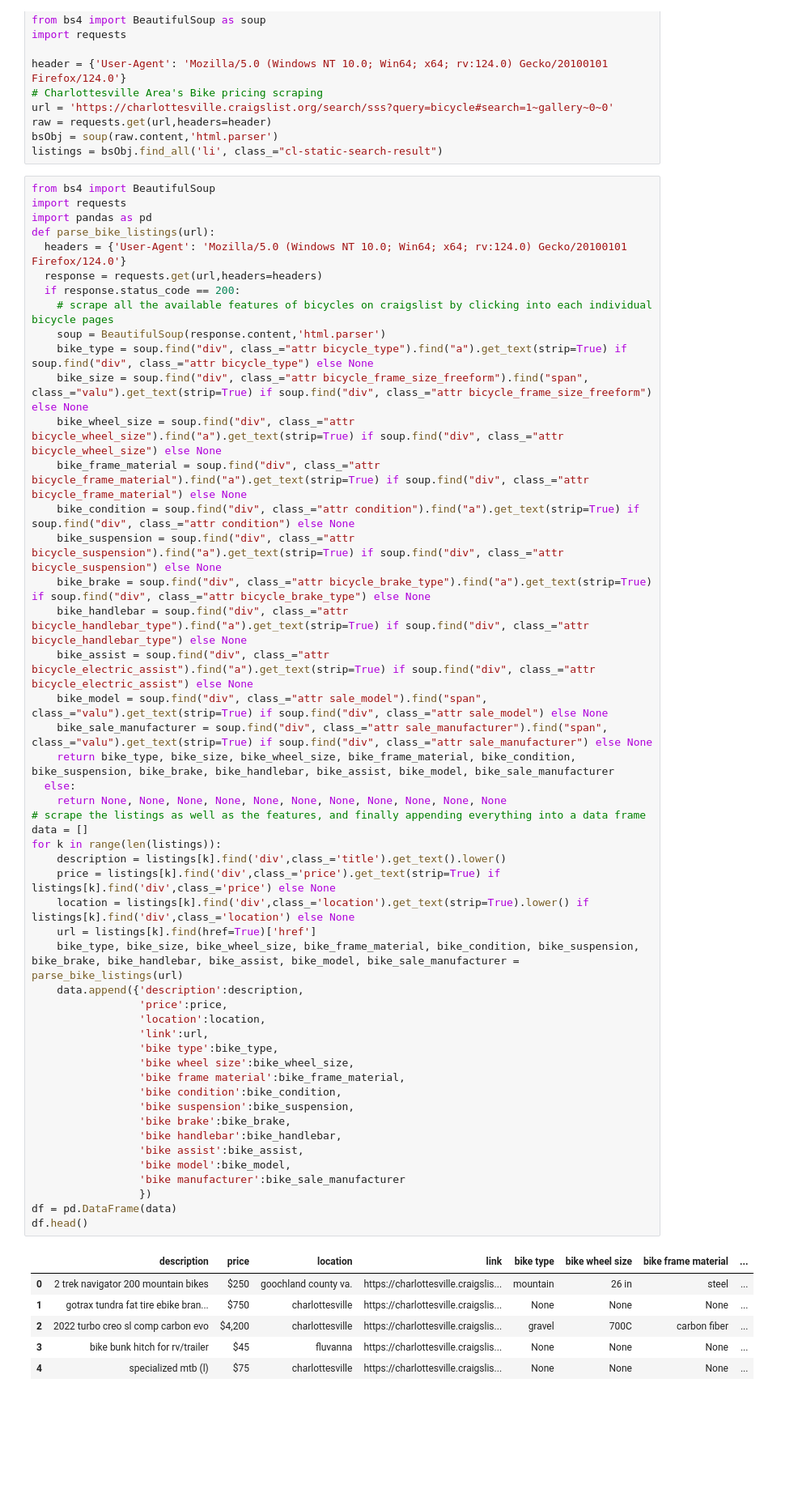
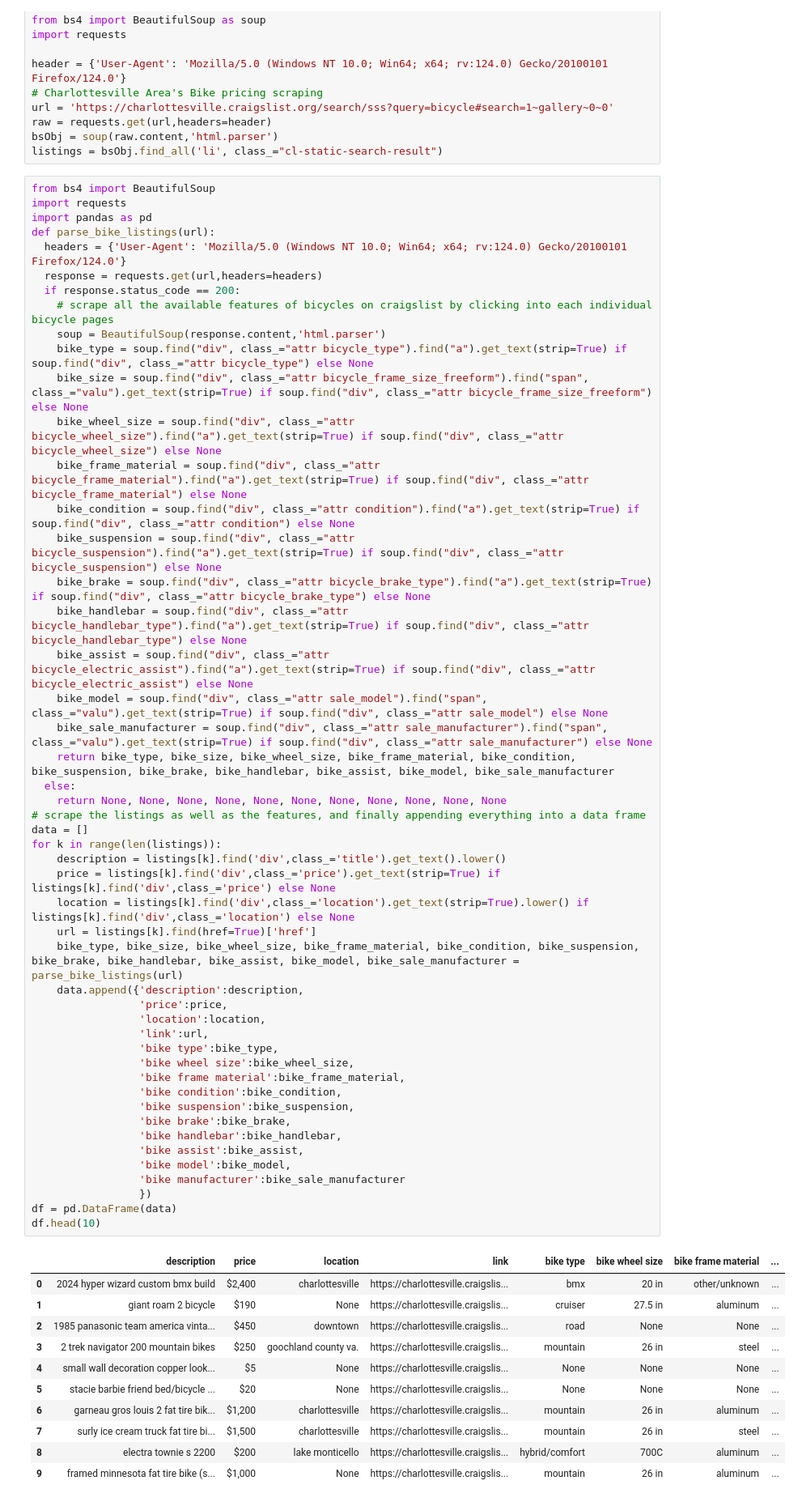
Before and after one commit to JuneWayne/DS3021-Wrangling, a Jupyter notebook: lab/Ethan_Cao_Lab1.ipynb, the cells around one changed output. Shown at 81% size. Saved outputs shown, nothing was run; the diff lists cells and outputs as text; blank space fills up the shorter version.

```diff
--- a/lab/Ethan_Cao_Lab1.ipynb
+++ b/lab/Ethan_Cao_Lab1.ipynb
@@ -41,39 +41,44 @@ def parse_bike_listings(url):
     bike_sale_manufacturer = soup.find("div", class_="attr sale_manufacturer").find("span", class_="valu").get_text(strip=True) if soup.find("div", class_="attr sale_manufacturer") else None
     return bike_type, bike_size, bike_wheel_size, bike_frame_material, bike_condition, bike_suspension, bike_brake, bike_handlebar, bike_assist, bike_model, bike_sale_manufacturer
   else:
     return None, None, None, None, None, None, None, None, None, None, None
 # scrape the listings as well as the features, and finally appending everything into a data frame
 data = []
 for k in range(len(listings)):
     description = listings[k].find('div',class_='title').get_text().lower()
     price = listings[k].find('div',class_='price').get_text(strip=True) if listings[k].find('div',class_='price') else None
     location = listings[k].find('div',class_='location').get_text(strip=True).lower() if listings[k].find('div',class_='location') else None
     url = listings[k].find(href=True)['href']
     bike_type, bike_size, bike_wheel_size, bike_frame_material, bike_condition, bike_suspension, bike_brake, bike_handlebar, bike_assist, bike_model, bike_sale_manufacturer = parse_bike_listings(url)
     data.append({'description':description,
                  'price':price,
                  'location':location,
                  'link':url,
                  'bike type':bike_type,
                  'bike wheel size':bike_wheel_size,
                  'bike frame material':bike_frame_material,
                  'bike condition':bike_condition,
                  'bike suspension':bike_suspension,
                  'bike brake':bike_brake,
                  'bike handlebar':bike_handlebar,
                  'bike assist':bike_assist,
                  'bike model':bike_model,
                  'bike manufacturer':bike_sale_manufacturer
                  })
 df = pd.DataFrame(data)
-df.head()
+df.head(10)
 # %% [output]
 |  | description | price | location | link | bike type | bike wheel size | bike frame material | ... |
-| 0 | 2 trek navigator 200 mountain bikes | $250 | goochland county va. | https://charlottesville.craigslis... | mountain | 26 in | steel | ... |
-| 1 | gotrax tundra fat tire ebike bran... | $750 | charlottesville | https://charlottesville.craigslis... | None | None | None | ... |
-| 2 | 2022 turbo creo sl comp carbon evo | $4,200 | charlottesville | https://charlottesville.craigslis... | gravel | 700C | carbon fiber | ... |
-| 3 | bike bunk hitch for rv/trailer | $45 | fluvanna | https://charlottesville.craigslis... | None | None | None | ... |
-| 4 | specialized mtb (l) | $75 | charlottesville | https://charlottesville.craigslis... | None | None | None | ... |
+| 0 | 2024 hyper wizard custom bmx build | $2,400 | charlottesville | https://charlottesville.craigslis... | bmx | 20 in | other/unknown | ... |
+| 1 | giant roam 2 bicycle | $190 | None | https://charlottesville.craigslis... | cruiser | 27.5 in | aluminum | ... |
+| 2 | 1985 panasonic team america vinta... | $450 | downtown | https://charlottesville.craigslis... | road | None | None | ... |
+| 3 | 2 trek navigator 200 mountain bikes | $250 | goochland county va. | https://charlottesville.craigslis... | mountain | 26 in | steel | ... |
+| 4 | small wall decoration copper look... | $5 | None | https://charlottesville.craigslis... | None | None | None | ... |
+| 5 | stacie barbie friend bed/bicycle ... | $20 | None | https://charlottesville.craigslis... | None | None | None | ... |
+| 6 | garneau gros louis 2 fat tire bik... | $1,200 | charlottesville | https://charlottesville.craigslis... | mountain | 26 in | aluminum | ... |
+| 7 | surly ice cream truck fat tire bi... | $1,500 | charlottesville | https://charlottesville.craigslis... | mountain | 26 in | steel | ... |
+| 8 | electra townie s 2200 | $200 | lake monticello | https://charlottesville.craigslis... | hybrid/comfort | 700C | aluminum | ... |
+| 9 | framed minnesota fat tire bike (s... | $1,000 | None | https://charlottesville.craigslis... | mountain | 26 in | aluminum | ... |
 # %%
 # replacing different entries of location with their actual location
 location_replacement = {
```
Also changed, not shown: parts of 7 cells of this notebook.
